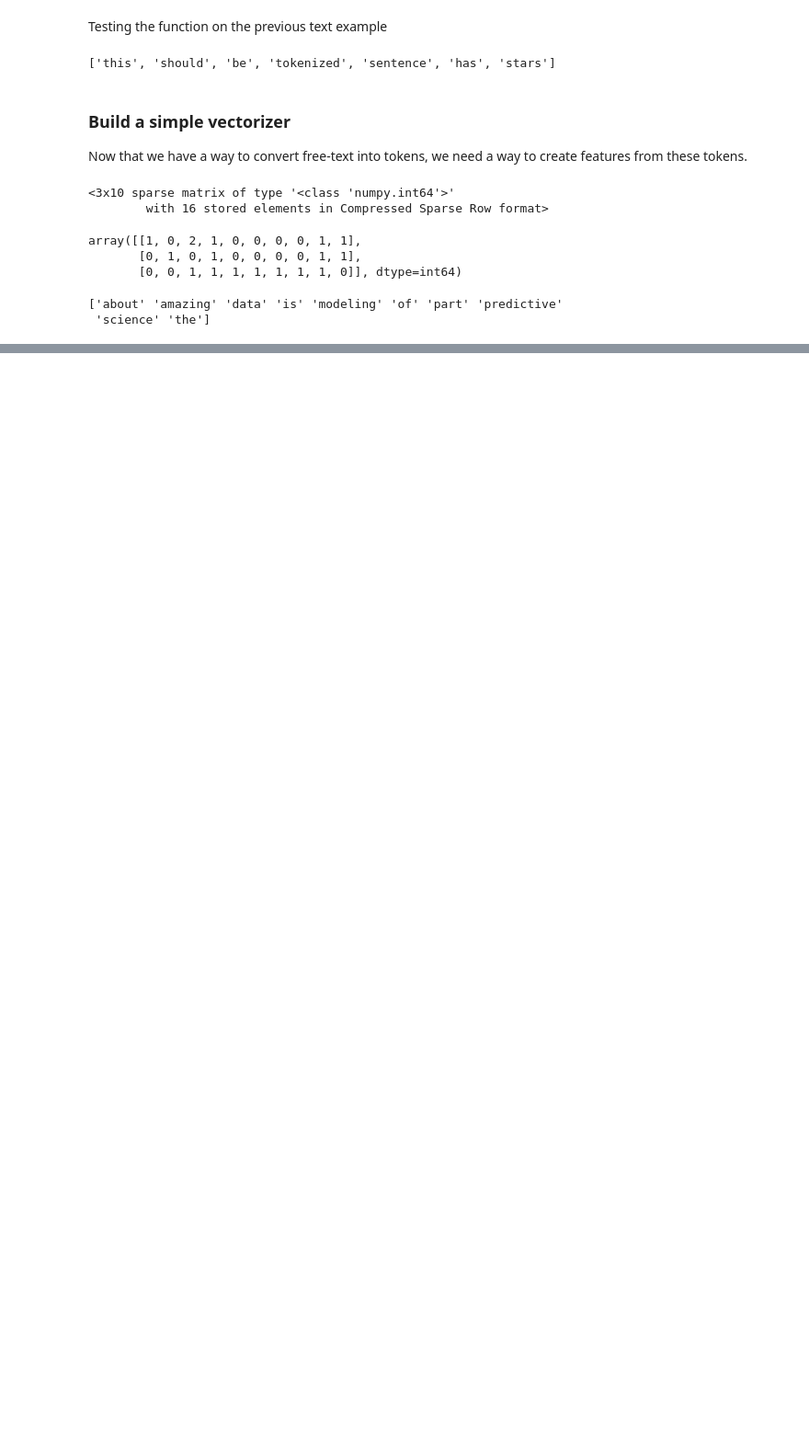
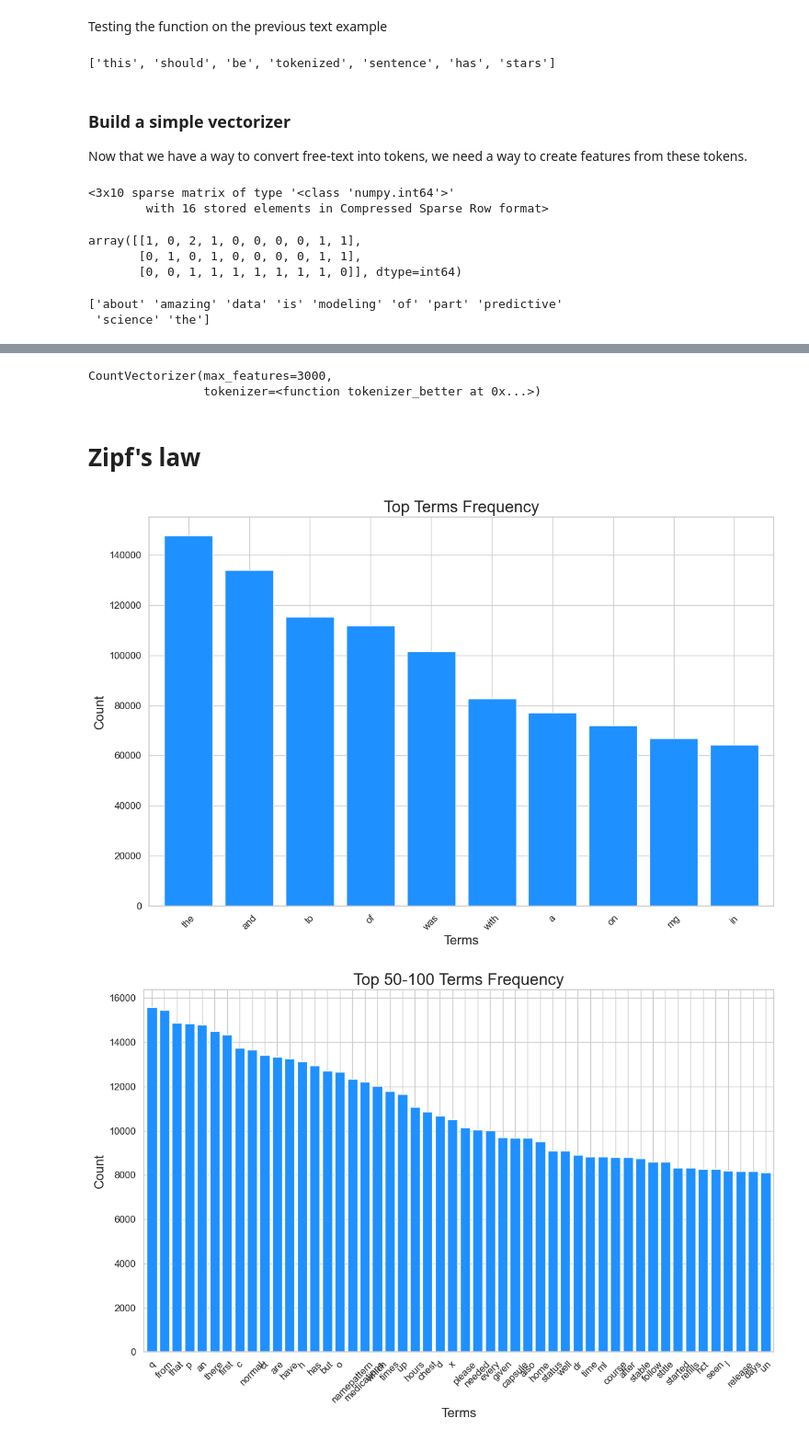
Before and after one commit to sepidehsnab/Clinical-NLP-Project, a Jupyter notebook: 01-PrepareData.ipynb, the cells around one changed output, grey strips where cells are left out. Shown at 92% size. Saved outputs shown, nothing was run; the diff lists cells and outputs as text; code cells hidden in the pictures; blank space fills up the shorter version.

Commit message:
Used Zipf's law and vectorizer on the main dataset

```diff
--- a/01-PrepareData.ipynb
+++ b/01-PrepareData.ipynb
@@ -732,0 +735,11 @@ print(feature_names)
+# %%
+# from sklearn.feature_extraction.text import CountVectorizer
+vect = CountVectorizer(max_features = 3000, tokenizer = tokenizer_better)
+
+# this could take a while
+vect.fit(df_train.TEXT.values)
+# %% [output]
+CountVectorizer(max_features=3000,
+                tokenizer=<function tokenizer_better at 0x...>)
+# %% [markdown]
+# Zipf's law
@@ -732,0 +787,32 @@ print(feature_names)
+# %%
+# Set a more visually pleasing style for the plots
+sns.set(style="whitegrid")
+plt.figure(figsize=(12, 8))  # Set a larger figure size
+
+# Create a bar plot for the top terms' counts
+ax = top_terms['total'].plot(kind='bar', color='dodgerblue', width=0.8)
+ax.set_title('Top Terms Frequency', fontsize=20)
+ax.set_xlabel('Terms', fontsize=16)
+ax.set_ylabel('Count', fontsize=16)
+ax.tick_params(axis='x', labelrotation=45)
+plt.xticks(fontsize=12)
+plt.yticks(fontsize=12)
+plt.tight_layout()
+plt.show()
+
+# Set a larger figure size again for the second plot
+plt.figure(figsize=(12, 8))
+
+# Create a bar plot for the top 50-100 terms' counts
+ax = d[50:100].plot(kind='bar', color='dodgerblue', width=0.8)
+ax.set_title('Top 50-100 Terms Frequency', fontsize=20)
+ax.set_xlabel('Terms', fontsize=16)
+ax.set_ylabel('Count', fontsize=16)
+ax.tick_params(axis='x', labelrotation=45)
+plt.xticks(fontsize=12)
+plt.yticks(fontsize=12)
+plt.tight_layout()
+plt.show()
+# %% [output]
+[figure, added]
+[figure, added]
```
Also changed, not shown: parts of 2 cells of this notebook.
